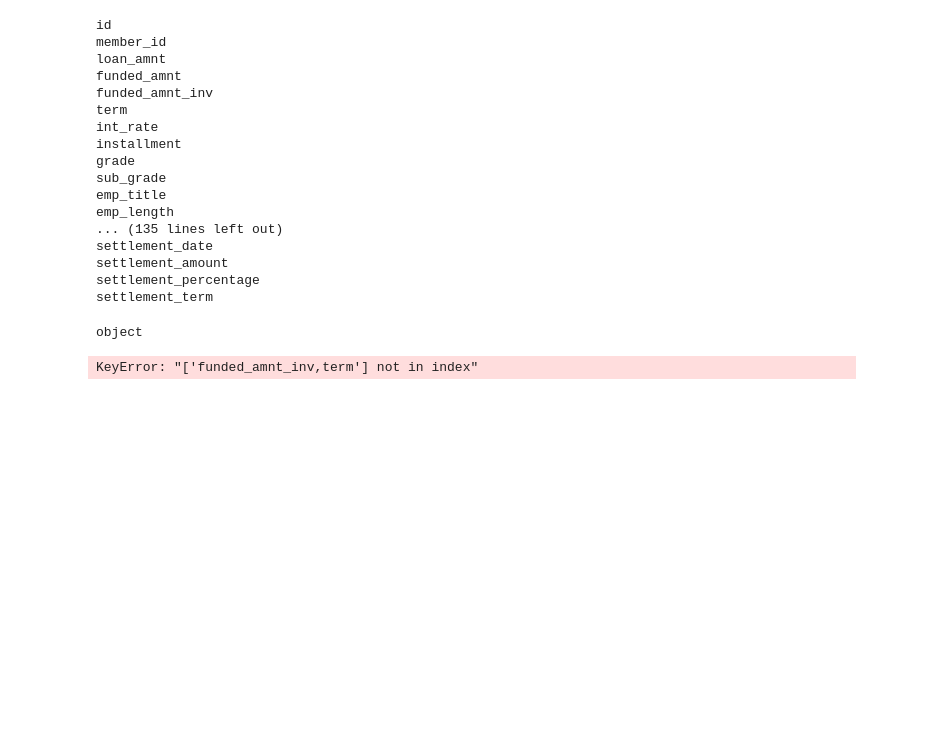
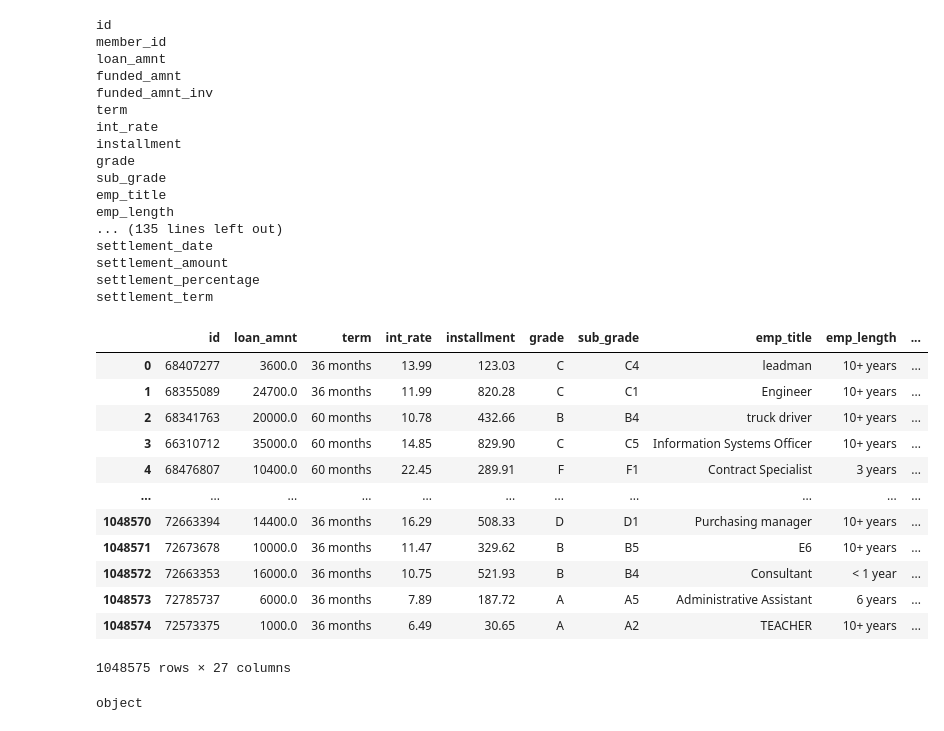
Before and after one commit to shindokl90-lab/Final_ML_Project, a Jupyter notebook: RJ Loan Approval.ipynb, the cells around one changed output. Drawn from its saved outputs; the diff is of its cells as text; code cells hidden in the pictures; blank space fills up the shorter version.

Commit message:
Initial Data Clean notebook

```diff
--- a/RJ Loan Approval.ipynb
+++ b/RJ Loan Approval.ipynb
@@ -46,13 +47,27 @@ settlement_date
 settlement_amount
 settlement_percentage
 settlement_term
-# %%
-columnpDatatype = acc_data.dtypes['issue_d']
-print(columnpDatatype)
-# %% [output]
-object
 # %%
-loans_df = acc_data[['id','loan_amnt', 'funded_amnt', 'funded_amnt_inv, 'term', 'int_rate', 'installment', 'grade', 'sub_grade', 'emp_title', 'emp_length', 'home_ownership', 'annual_inc', 'verification_status', 'issue_d', 'loan_status', 'pymnt_plan', 'purpose', 'addr_state', 'dti', 'earliest_cr_line', 'fico_range_low', 'fico_range_high', 'application_type', 'annual_inc_joint', 'dti_joint', 'verification_status_joint', 'hardship_flag', 'pub_rec_bankruptcies','tax_liens', 'disbursement_method', 'debt_settlement_flag']]
+#drop all nonessential columns (from 150 columns to 27)
+loans_df = acc_data[['id','loan_amnt', 'term', 'int_rate', 'installment', 'grade', 'sub_grade', 'emp_title', 'emp_length', 'home_ownership', 'annual_inc', 'verification_status', 'issue_d', 'loan_status', 'pymnt_plan', 'purpose', 'addr_state', 'dti', 'earliest_cr_line', 'fico_range_low', 'fico_range_high', 'application_type', 'hardship_flag', 'pub_rec_bankruptcies','tax_liens', 'disbursement_method', 'debt_settlement_flag']]
 loans_df
 # %% [output]
+|  | id | loan_amnt | term | int_rate | installment | grade | sub_grade | emp_title | emp_length | ... |
+| 0 | 68407277 | 3600.0 | 36 months | 13.99 | 123.03 | C | C4 | leadman | 10+ years | ... |
+| 1 | 68355089 | 24700.0 | 36 months | 11.99 | 820.28 | C | C1 | Engineer | 10+ years | ... |
+| 2 | 68341763 | 20000.0 | 60 months | 10.78 | 432.66 | B | B4 | truck driver | 10+ years | ... |
+| 3 | 66310712 | 35000.0 | 60 months | 14.85 | 829.90 | C | C5 | Information Systems Officer | 10+ years | ... |
+| 4 | 68476807 | 10400.0 | 60 months | 22.45 | 289.91 | F | F1 | Contract Specialist | 3 years | ... |
+| ... | ... | ... | ... | ... | ... | ... | ... | ... | ... | ... |
+| 1048570 | 72663394 | 14400.0 | 36 months | 16.29 | 508.33 | D | D1 | Purchasing manager | 10+ years | ... |
+| 1048571 | 72673678 | 10000.0 | 36 months | 11.47 | 329.62 | B | B5 | E6 | 10+ years | ... |
+| 1048572 | 72663353 | 16000.0 | 36 months | 10.75 | 521.93 | B | B4 | Consultant | < 1 year | ... |
+| 1048573 | 72785737 | 6000.0 | 36 months | 7.89 | 187.72 | A | A5 | Administrative Assistant | 6 years | ... |
+| 1048574 | 72573375 | 1000.0 | 36 months | 6.49 | 30.65 | A | A2 | TEACHER | 10+ years | ... |
-KeyError: "['funded_amnt_inv,term'] not in index"
+1048575 rows × 27 columns
+# %%
+#check datatype of certain columns
+columnpDatatype = acc_data.dtypes['id']
+print(columnpDatatype)
+# %% [output]
+object
```
Also changed, not shown: parts of 8 cells of this notebook.
